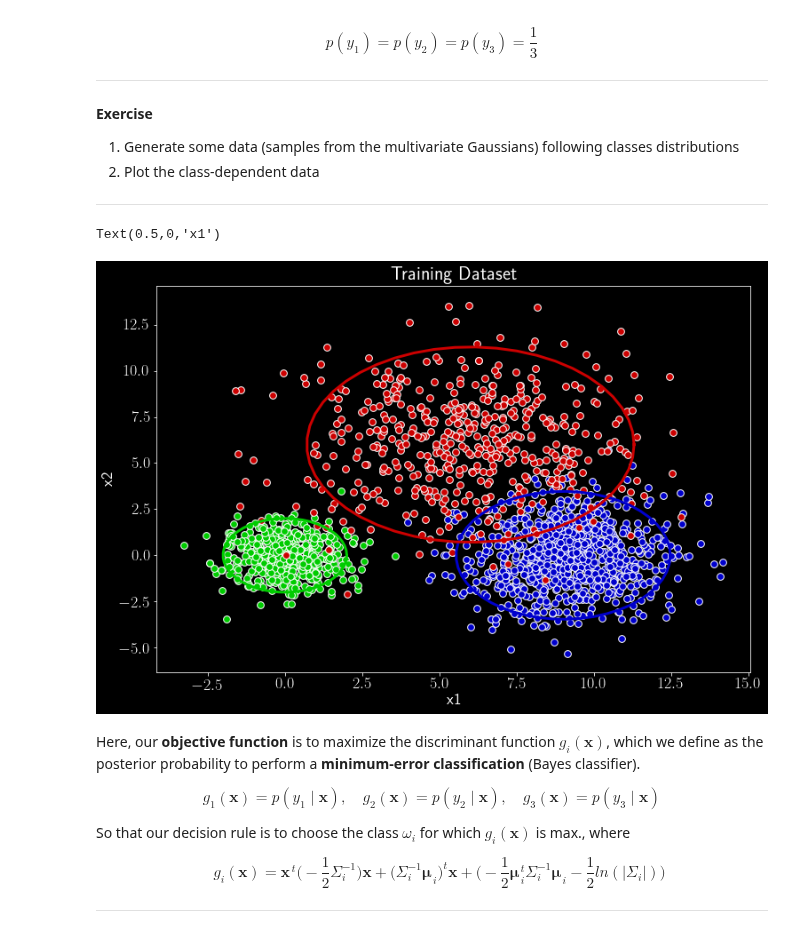
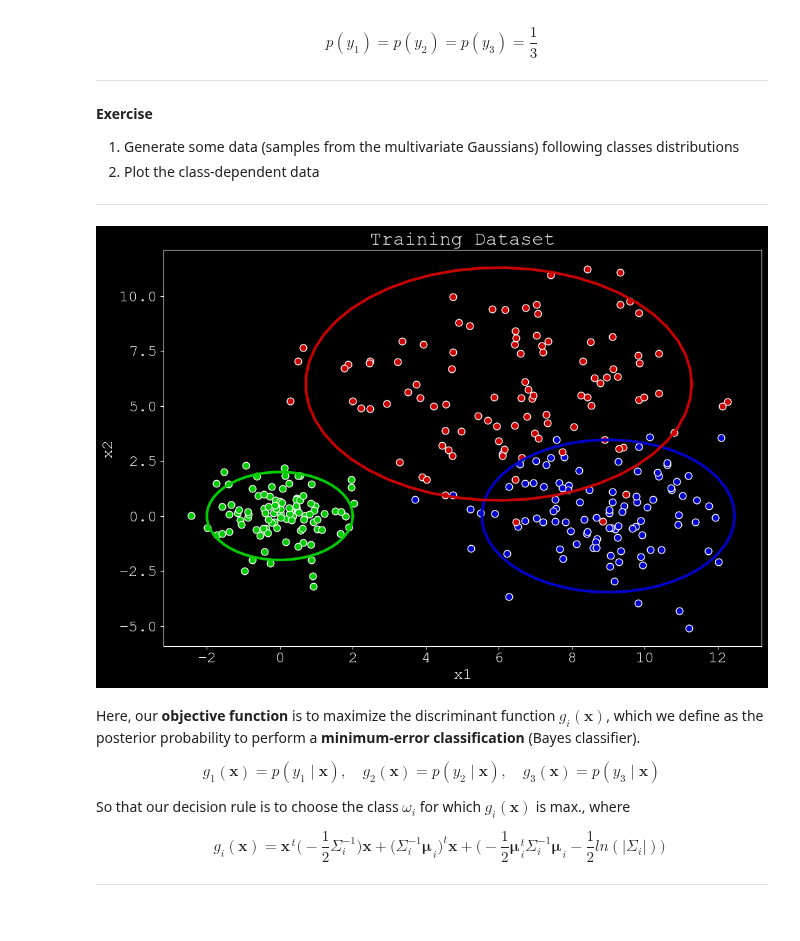
Before and after one commit to LouisLalay/atiam_ml, a Jupyter notebook: 05a_bayesian_inference.ipynb, the cells around one changed output. Drawn from its saved outputs; the diff is of its cells as text; code cells hidden in the pictures.

```diff
--- a/05a_bayesian_inference.ipynb
+++ b/05a_bayesian_inference.ipynb
@@ -326,44 +340,51 @@ $$p(y_1)   =    p(y_2)   =   p(y_3)   = \frac{1}{3}$$
 # %%
 # 7.0 - Generate data with known parameters
 
 nb_patterns = 100
 # Generate random patterns for class 1
-mu1 = np.array([0,0])
-cov1 = np.array([[1,0],[0,1]])
+mu1 = np.array([0, 0])
+cov1 = np.array([[1, 0], [0, 1]])
 # Generate random patterns for class 2
-mu2 = np.array([9,0])
-cov2 = np.array([[3,0],[0,3]])
+mu2 = np.array([9, 0])
+cov2 = np.array([[3, 0], [0, 3]])
 # Generate random patterns for class 3
-mu3 = np.array([6,6])
-cov3 = np.array([[7,0],[0,7]])
+mu3 = np.array([6, 6])
+cov3 = np.array([[7, 0], [0, 7]])
 
-######################
-# YOUR CODE GOES HERE
-######################
+x1samples = multivariate_normal.rvs(mu1, cov1, nb_patterns)
+x2samples = multivariate_normal.rvs(mu2, cov2, nb_patterns)
+x3samples = multivariate_normal.rvs(mu3, cov3, nb_patterns)
+
 
 # Prepare concatenated versions of class properties
-mu_vals = {};
+mu_vals = {}
 mu_vals[0] = np.array([mu1]).transpose()
 mu_vals[1] = np.array([mu2]).transpose()
 mu_vals[2] = np.array([mu3]).transpose()
 cov_vals = {}
 cov_vals[0] = cov1
 cov_vals[1] = cov2
 cov_vals[2] = cov3
 # Plot the corresponding data
 plt.figure(figsize=(12, 8))
-plt.scatter(x1samples[:, 0], x1samples[:, 1], s=60, marker='o', c=[0, 0.8, 0], edgecolors='w')
-plt.scatter(x2samples[:, 0], x2samples[:, 1], s=60, marker='o', c=[0, 0, 0.8], edgecolors='w')
-plt.scatter(x3samples[:, 0], x3samples[:, 1], s=60, marker='o', c=[0.8, 0, 0], edgecolors='w')
+plt.scatter(
+    x1samples[:, 0], x1samples[:, 1], s=60, marker="o", color=[0, 0.8, 0], edgecolors="w"
+)
+plt.scatter(
+    x2samples[:, 0], x2samples[:, 1], s=60, marker="o", color=[0, 0, 0.8], edgecolors="w"
+)
+plt.scatter(
+    x3samples[:, 0], x3samples[:, 1], s=60, marker="o", color=[0.8, 0, 0], edgecolors="w"
+)
 h = plot_gaussian_ellipsoid(mu1, cov1, 2, color=[0, 0.8, 0])
 h = plot_gaussian_ellipsoid(mu2, cov2, 2, color=[0, 0, 0.8])
 h = plot_gaussian_ellipsoid(mu3, cov3, 2, color=[0.8, 0, 0])
-plt.title('Training Dataset')
-plt.ylabel('x2')
-plt.xlabel('x1')
+plt.title("Training Dataset")
+plt.ylabel("x2")
+plt.xlabel("x1")
+plt.show()
 # %% [output]
-Text(0.5,0,'x1')
-[figure, old version]
+[figure, new version]
 # %% [markdown]
 Here, our **objective function** is to maximize the discriminant function $g_i(\pmb x)$, which we define as the posterior probability to perform a **minimum-error classification** (Bayes classifier).
 
```
Also changed, not shown: parts of 11 cells of this notebook.
